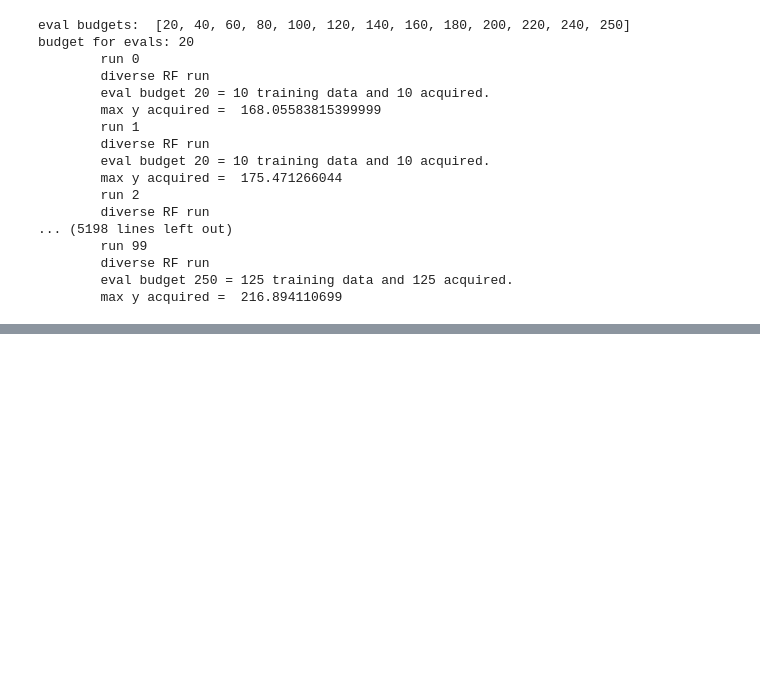
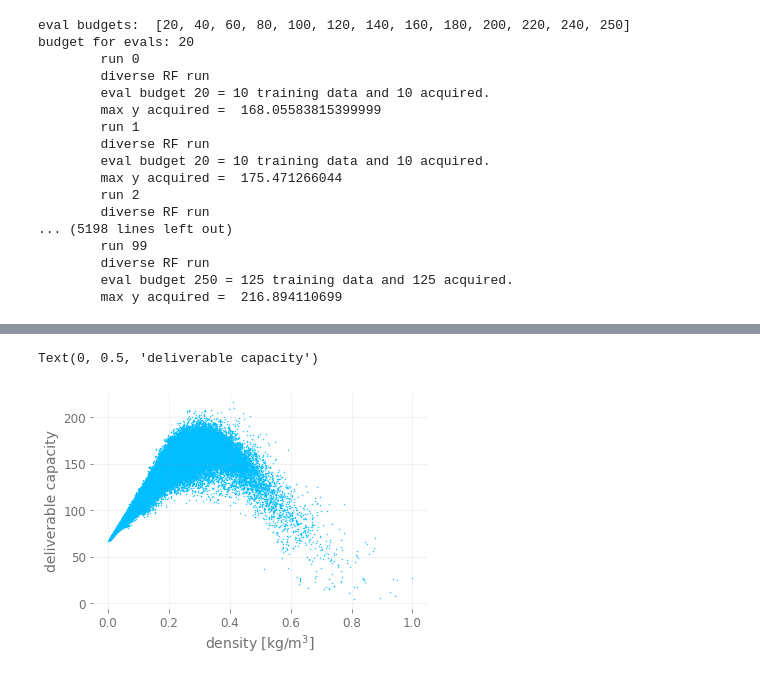
Before and after one commit to aryandeshwal/BO_of_COFs, a Jupyter notebook: new/random_forest_run.ipynb, the cells around one changed output, grey strips where cells are left out. Saved outputs shown, nothing was run; the diff lists cells and outputs as text; code cells hidden in the pictures; blank space fills up the shorter version.

```diff
--- a/new/random_forest_run.ipynb
+++ b/new/random_forest_run.ipynb
@@ -117,0 +166,9 @@ budget for evals: 20
+# %%
+# indeed, density strongly correlated to del cap
+plt.figure()
+plt.scatter(X[:, 1], y, s= 0.2)
+plt.xlabel("density [kg/m$^3$]")
+plt.ylabel("deliverable capacity")
+# %% [output]
+Text(0, 0.5, 'deliverable capacity')
+[figure, added]
```
Also changed, not shown: parts of 6 cells of this notebook.
